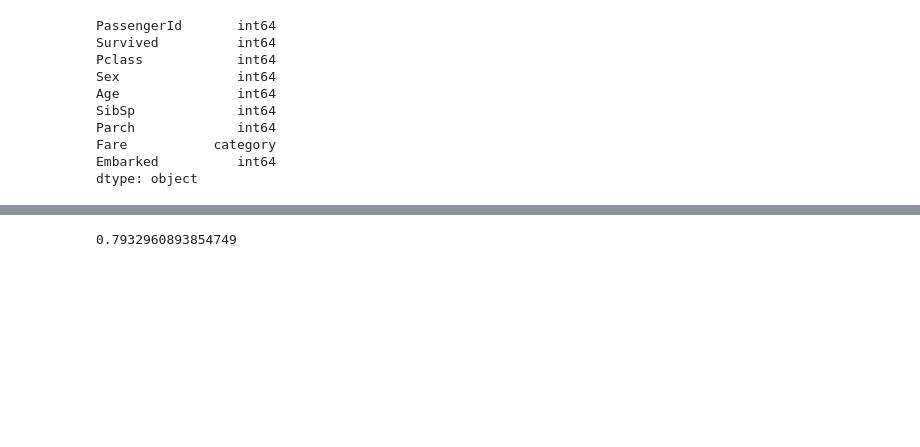
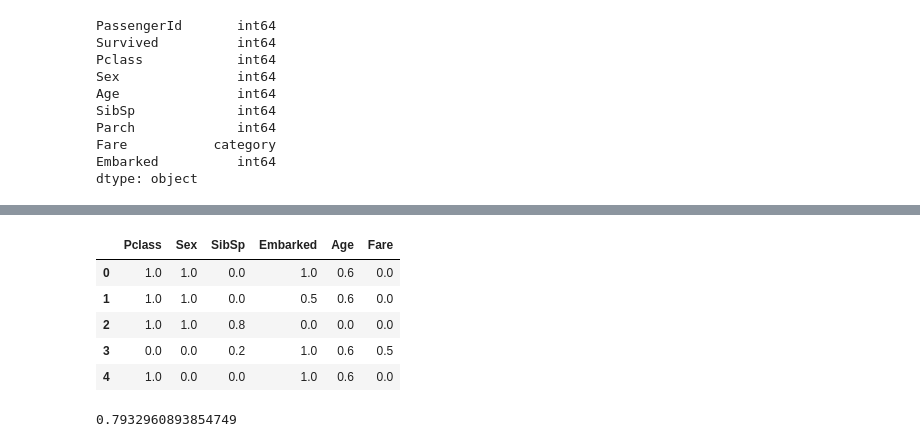
Before and after one commit to xybervenom/Kaggle_Titanic-1.0, a Jupyter notebook: Titanic.ipynb, the cells around one changed output, grey strips where cells are left out. Saved outputs shown, nothing was run; the diff lists cells and outputs as text; code cells hidden in the pictures; blank space fills up the shorter version.

```diff
--- a/Titanic.ipynb
+++ b/Titanic.ipynb
@@ -266,3 +282,14 @@ X_train, X_test, y_train, y_test = train_test_split(X,y, test_size=0.20,random_s
+# %%
+X_test_scaled=scaler.fit_transform(X_test)
+X_test_scaled=pd.DataFrame(X_test_scaled,columns=cols)
+X_test_scaled.head()
+# %% [output]
+|  | Pclass | Sex | SibSp | Embarked | Age | Fare |
+| 0 | 1.0 | 1.0 | 0.0 | 1.0 | 0.6 | 0.0 |
+| 1 | 1.0 | 1.0 | 0.0 | 0.5 | 0.6 | 0.0 |
+| 2 | 1.0 | 1.0 | 0.8 | 0.0 | 0.0 | 0.0 |
+| 3 | 0.0 | 0.0 | 0.2 | 1.0 | 0.6 | 0.5 |
+| 4 | 1.0 | 0.0 | 0.0 | 1.0 | 0.6 | 0.0 |
 # %%
 # Checking Accuracy
 from sklearn.metrics import accuracy_score
```
Also changed, not shown: parts of 24 cells of this notebook.
